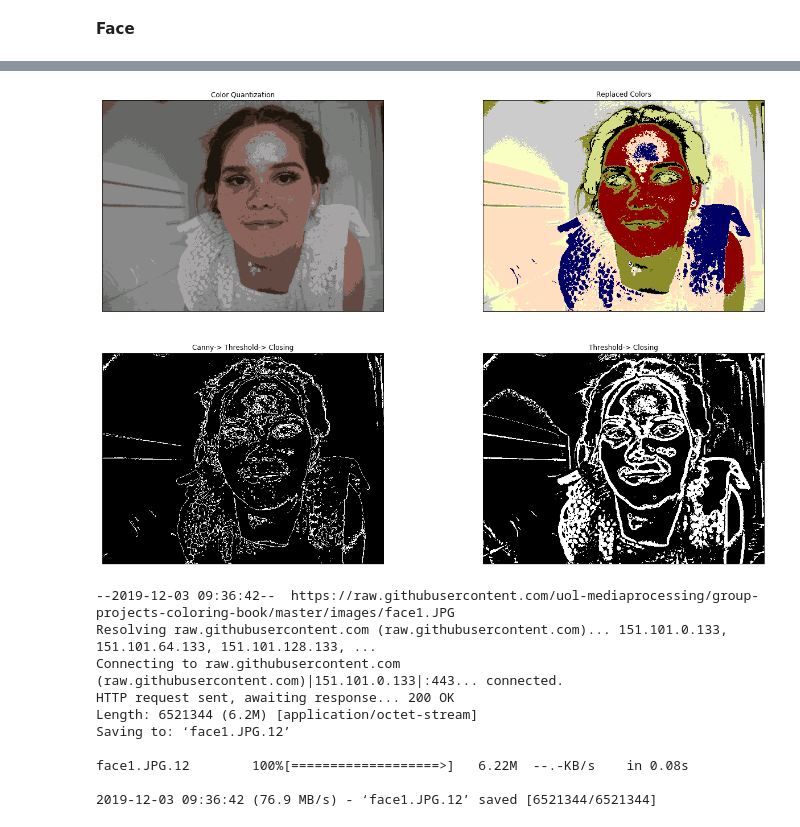
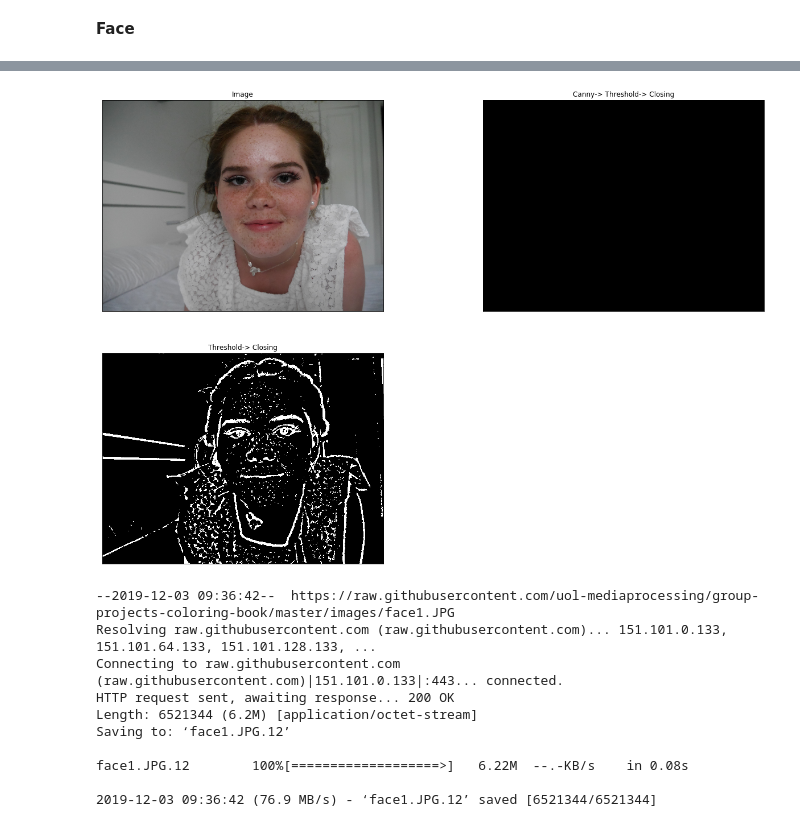
Before and after one commit to uol-mediaprocessing-201920/group-projects-coloring-book, a Jupyter notebook: main_coloring_book.ipynb, the cells around one changed output, grey strips where cells are left out. Saved outputs shown, nothing was run; the diff lists cells and outputs as text; code cells hidden in the pictures.

```diff
--- a/main_coloring_book.ipynb
+++ b/main_coloring_book.ipynb
@@ -651,27 +694,27 @@ import numpy as np
 
 img = load_image("face1.JPG")
 img = gaussian_blur(img)
-q = color_quantization(img)
-r = color_replacing(q)
-c = canny(r)
+
+c = canny(img)
 
 a = adaptive_threshold(c)
 i = cv2.bitwise_not(a)
 kernel = np.ones((7,7),np.uint8)
 f = cv2.morphologyEx(i, cv2.MORPH_CLOSE, kernel)
 
-g = gray(r)
+g = gray(img)
 x = adaptive_threshold(g)
 y = cv2.bitwise_not(x)
 f2 = cv2.morphologyEx(y, cv2.MORPH_CLOSE, kernel)
-
-
+f2 = cv2.morphologyEx(y, cv2.MORPH_OPEN, kernel)
+kernel = np.ones((11,11),np.uint8)
+f2 = cv2.morphologyEx(y, cv2.MORPH_OPEN, kernel)
 
 fig_size = [22,15]
 plt.rcParams["figure.figsize"] = fig_size
-images = [q,r,f,f2]
-titles = ['Color Quantization','Replaced Colors','Canny-> Threshold-> Closing','Threshold-> Closing']
-for i in range(4):
+images = [img,f,f2]
+titles = ['Image','Canny-> Threshold-> Closing','Threshold-> Closing']
+for i in range(3):
     plt.subplot(2,2,i+1),plt.imshow(images[i], cmap='gray')
     plt.title(titles[i])
     plt.xticks([]),plt.yticks([])
@@ -689,4 +732,4 @@ face1.JPG.10        100%[===================>]   6.22M  --.-KB/s    in 0.07s
-[figure, old version]
+[figure, new version]
 # %%
 def face_threshold(img):
 
```
Also changed, not shown: parts of 4 cells of this notebook.
